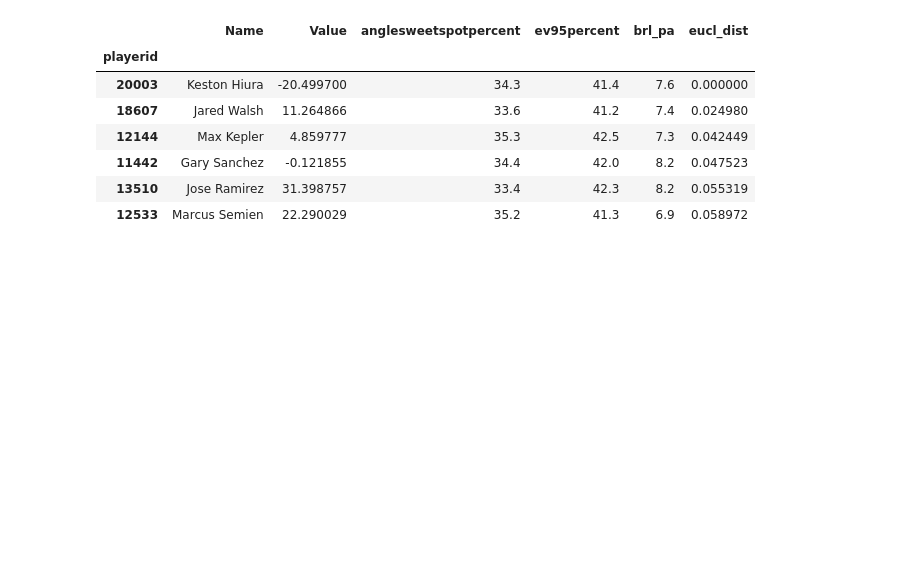
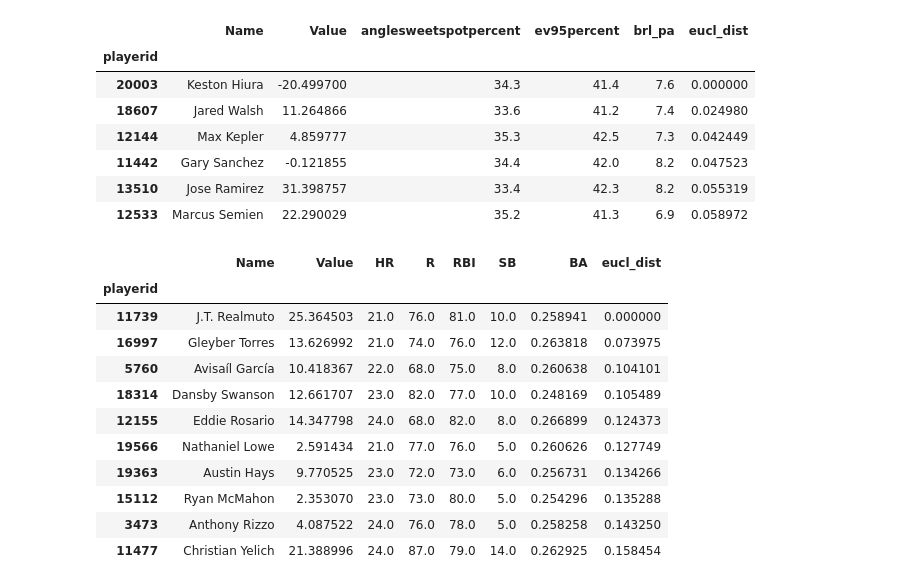
Before and after one commit to haueter19/baseball, a Jupyter notebook: Research.ipynb, the cells around one changed output. Cells and saved outputs as stored; diff of their text form; code cells hidden in the pictures; blank space fills up the shorter version.

```diff
--- a/Research.ipynb
+++ b/Research.ipynb
@@ -149,7 +150,7 @@ def add_distance_metrics(h, player_id, col_list):
         #df2.at[j,'corr'] = pearsonr(scaled_df.loc[player_id,col_list],row[col_list])[0]
         df2.at[j,'eucl_dist'] = np.linalg.norm(scaled_df.loc[player_id,col_list] - row[col_list])
         #df2.at[j,'manh_dist']= sum(abs(e - s) for s, e in zip(scaled_df.loc[player_id,col_list], row[col_list]))
-    return df2.sort_values('eucl_dist').iloc[:6]
+    return df2.sort_values('eucl_dist').iloc[:10]
 # %%
 cols = X.columns.tolist()
 # %%
@@ -163,3 +164,20 @@ add_distance_metrics(sc[(sc['year']==2021) & (sc['playerid'].notna())], '20003',
 | 11442 | Gary Sanchez | -0.121855 | 34.4 | 42.0 | 8.2 | 0.047523 |
 | 13510 | Jose Ramirez | 31.398757 | 33.4 | 42.3 | 8.2 | 0.055319 |
 | 12533 | Marcus Semien | 22.290029 | 35.2 | 41.3 | 6.9 | 0.058972 |
+# %%
+cols = ['HR', 'R', 'RBI', 'SB', 'BA']
+# %%
+add_distance_metrics(df[df['Owner'].isna()], '11739', cols)
+# %% [output]
+|  | Name | Value | HR | R | RBI | SB | BA | eucl_dist |
+| playerid |  |  |  |  |  |  |  |  |
+| 11739 | J.T. Realmuto | 25.364503 | 21.0 | 76.0 | 81.0 | 10.0 | 0.258941 | 0.000000 |
+| 16997 | Gleyber Torres | 13.626992 | 21.0 | 74.0 | 76.0 | 12.0 | 0.263818 | 0.073975 |
+| 5760 | Avisaíl García | 10.418367 | 22.0 | 68.0 | 75.0 | 8.0 | 0.260638 | 0.104101 |
+| 18314 | Dansby Swanson | 12.661707 | 23.0 | 82.0 | 77.0 | 10.0 | 0.248169 | 0.105489 |
+| 12155 | Eddie Rosario | 14.347798 | 24.0 | 68.0 | 82.0 | 8.0 | 0.266899 | 0.124373 |
+| 19566 | Nathaniel Lowe | 2.591434 | 21.0 | 77.0 | 76.0 | 5.0 | 0.260626 | 0.127749 |
+| 19363 | Austin Hays | 9.770525 | 23.0 | 72.0 | 73.0 | 6.0 | 0.256731 | 0.134266 |
+| 15112 | Ryan McMahon | 2.353070 | 23.0 | 73.0 | 80.0 | 5.0 | 0.254296 | 0.135288 |
+| 3473 | Anthony Rizzo | 4.087522 | 24.0 | 76.0 | 78.0 | 5.0 | 0.258258 | 0.143250 |
+| 11477 | Christian Yelich | 21.388996 | 24.0 | 87.0 | 79.0 | 14.0 | 0.262925 | 0.158454 |
```
Also changed, not shown: parts of 4 cells of this notebook, 1 other file.
